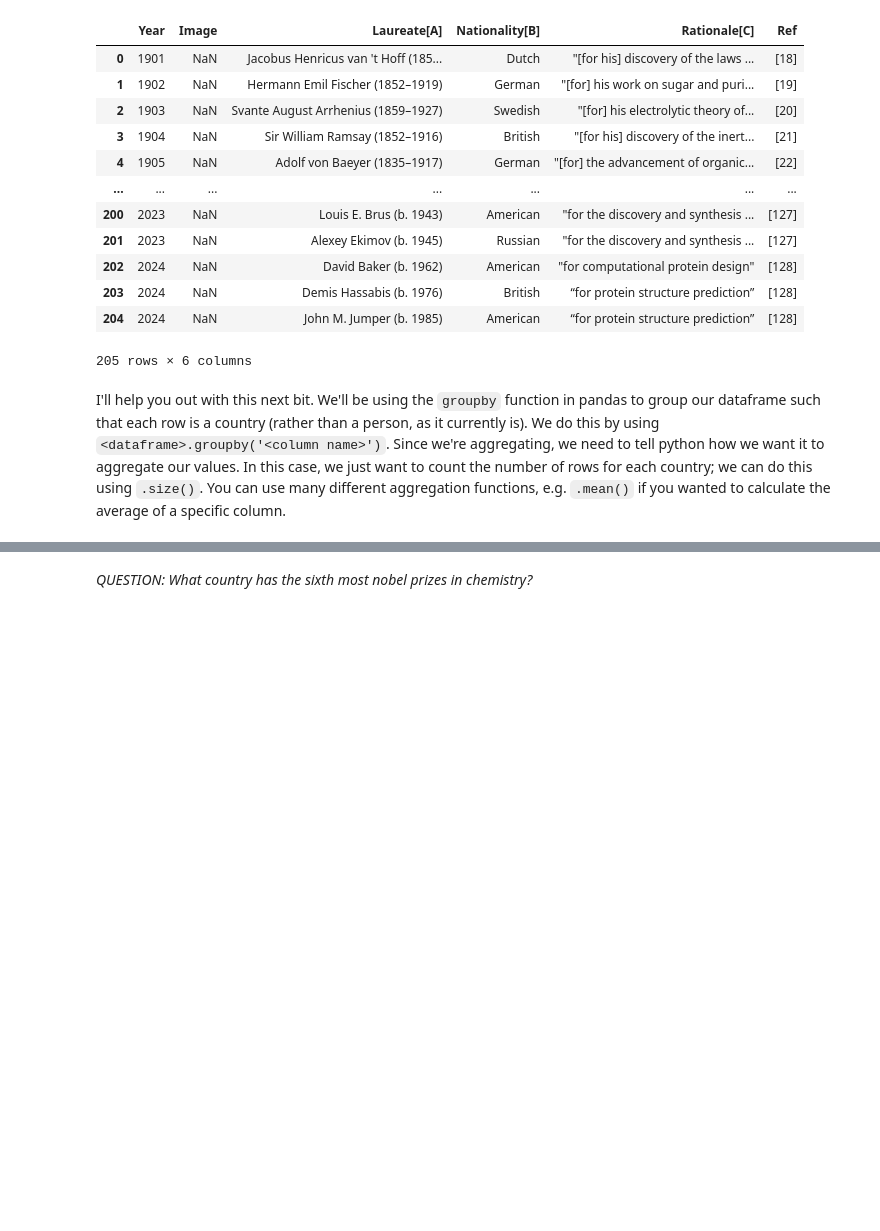
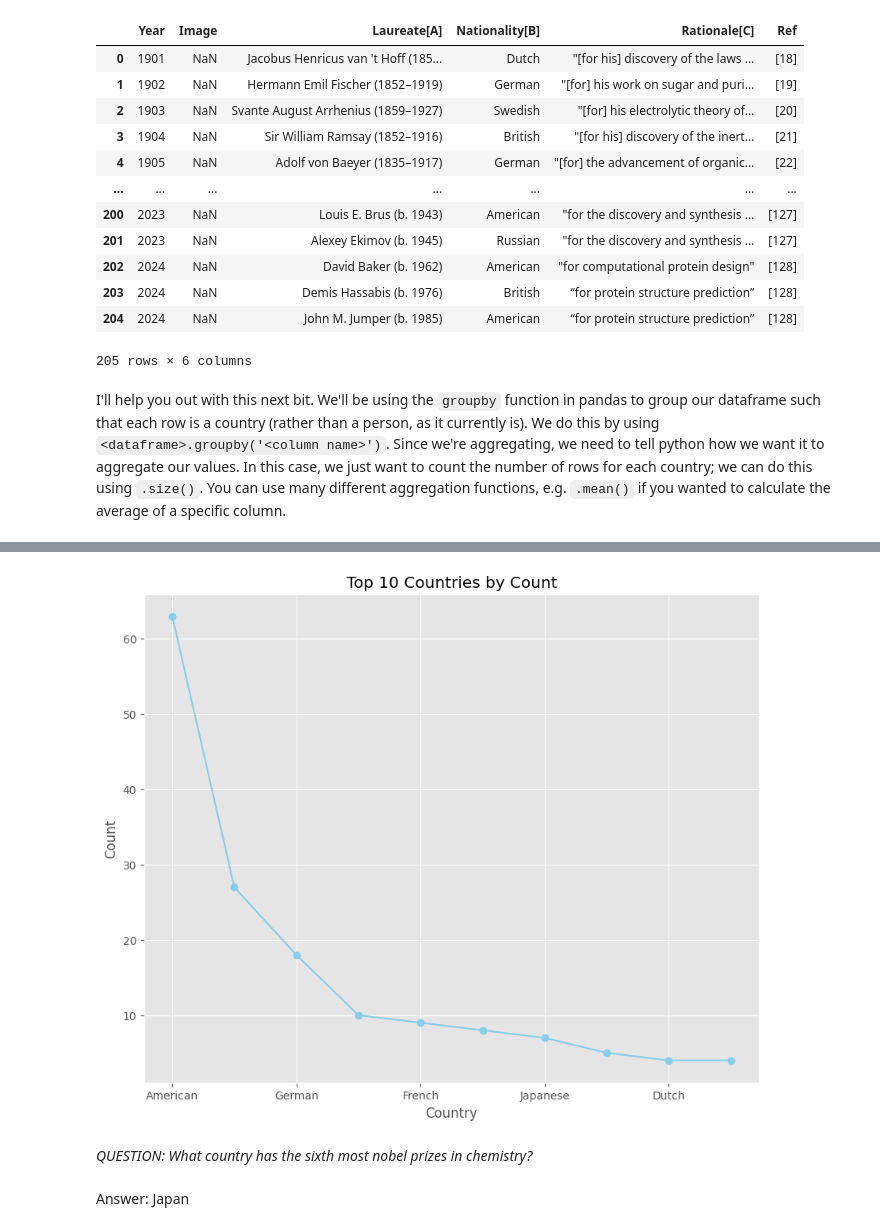
Before and after one commit to SButlerUCL/QM2, a Jupyter notebook: W2_Working_with_Data_in_Pandas.ipynb, the cells around one changed output, grey strips where cells are left out. Cells and saved outputs as stored; diff of their text form; code cells hidden in the pictures; blank space fills up the shorter version.

```diff
--- a/W2_Working_with_Data_in_Pandas.ipynb
+++ b/W2_Working_with_Data_in_Pandas.ipynb
@@ -521,6 +521,3 @@ I'll help you out with this next bit. We'll be using the `groupby` function in p
 # now sort it in descending order
 
 # finally, plot the top 10 countries
-# %%
-chem.rename(columns={chem.columns[3]: "Country" }, inplace = True)
-chem
@@ -540,0 +546,8 @@ chem
+# %%
+Country_Dataframe = chem.groupby('Country').size()
+
+# Sort the result in descending order
+Country_Dataframe = Country_Dataframe.sort_values(ascending=False)
+
+# Display the sorted result
+print(Country_Dataframe)
@@ -540,0 +572,3 @@ chem
+# %%
+top_10_countries = Country_Dataframe.sort_values(ascending=False).head(10)
+print(top_10_countries)
@@ -541,2 +588,14 @@ chem
+# %%
+top_10_countries.plot(kind='line', marker='o', color='skyblue')
+
+plt.xlabel('Country')
+plt.ylabel('Count')
+plt.title('Top 10 Countries by Count')
+
+plt.show()
+# %% [output]
+[figure, added]
 # %% [markdown]
 *QUESTION: What country has the sixth most nobel prizes in chemistry?*
+# %% [markdown]
+Answer: Japan
```
Also changed, not shown: parts of 4 cells of this notebook.
